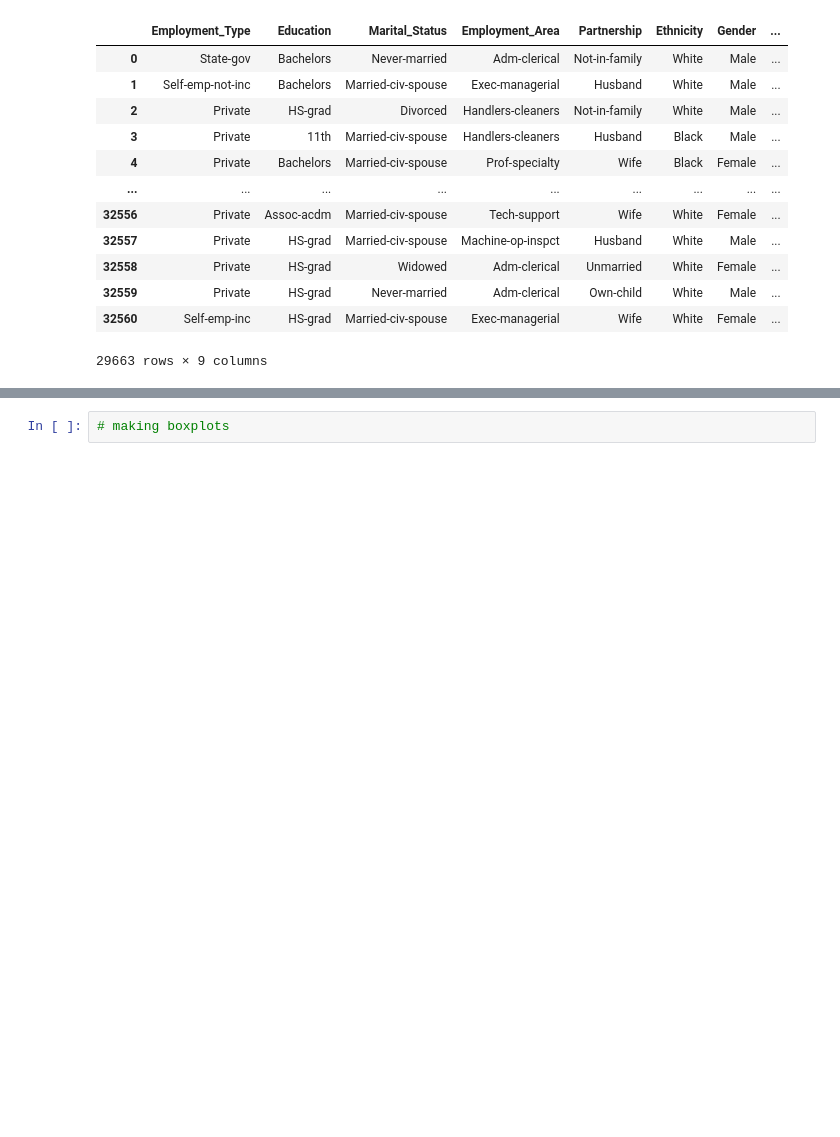
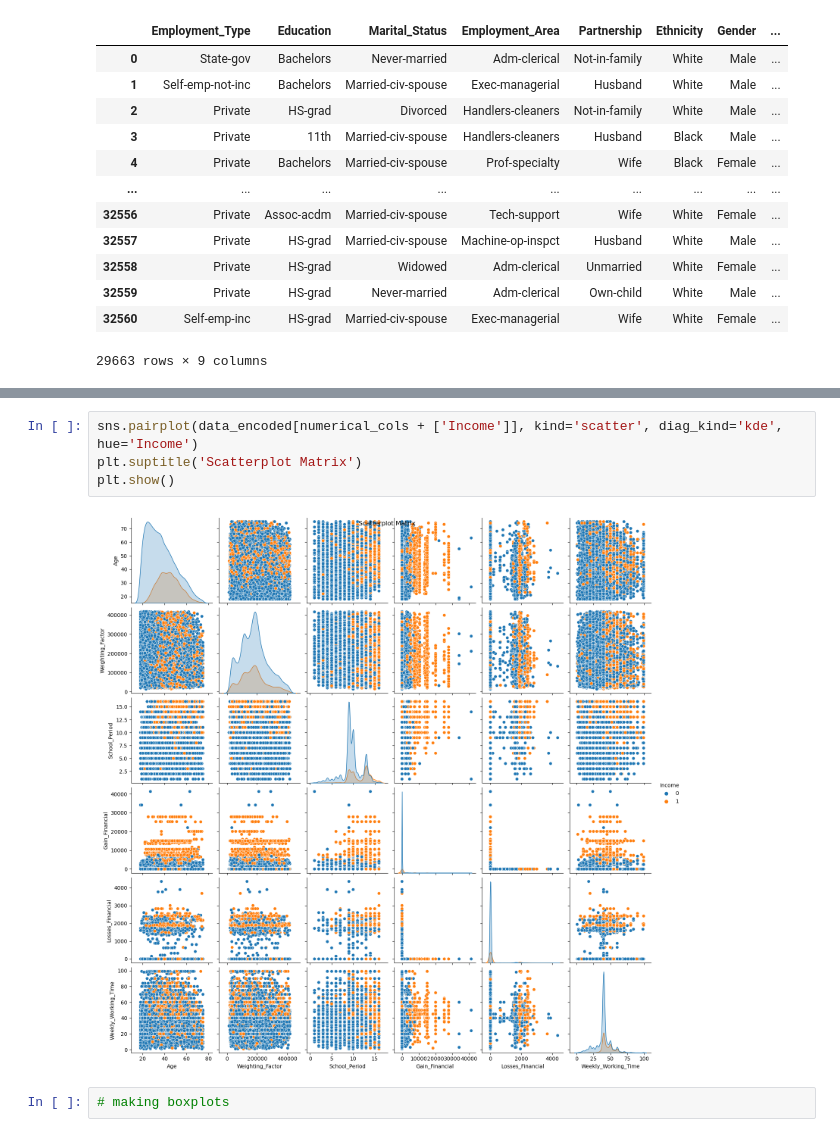
Before and after one commit to Inupa6677/Income-prediction-using-adult-data, a Jupyter notebook: ML Coursework 2024.ipynb, the cells around one changed output, grey strips where cells are left out. Drawn from its saved outputs; the diff is of its cells as text; blank space fills up the shorter version.

```diff
--- a/ML Coursework 2024.ipynb
+++ b/ML Coursework 2024.ipynb
@@ -794,3 +812,9 @@ plt.show()
+# %%
+sns.pairplot(data_encoded[numerical_cols + ['Income']], kind='scatter', diag_kind='kde', hue='Income')
+plt.suptitle('Scatterplot Matrix')
+plt.show()
+# %% [output]
+[figure, added]
 # %%
 # making boxplots
 # %%
```
Also changed, not shown: parts of 11 cells of this notebook.
